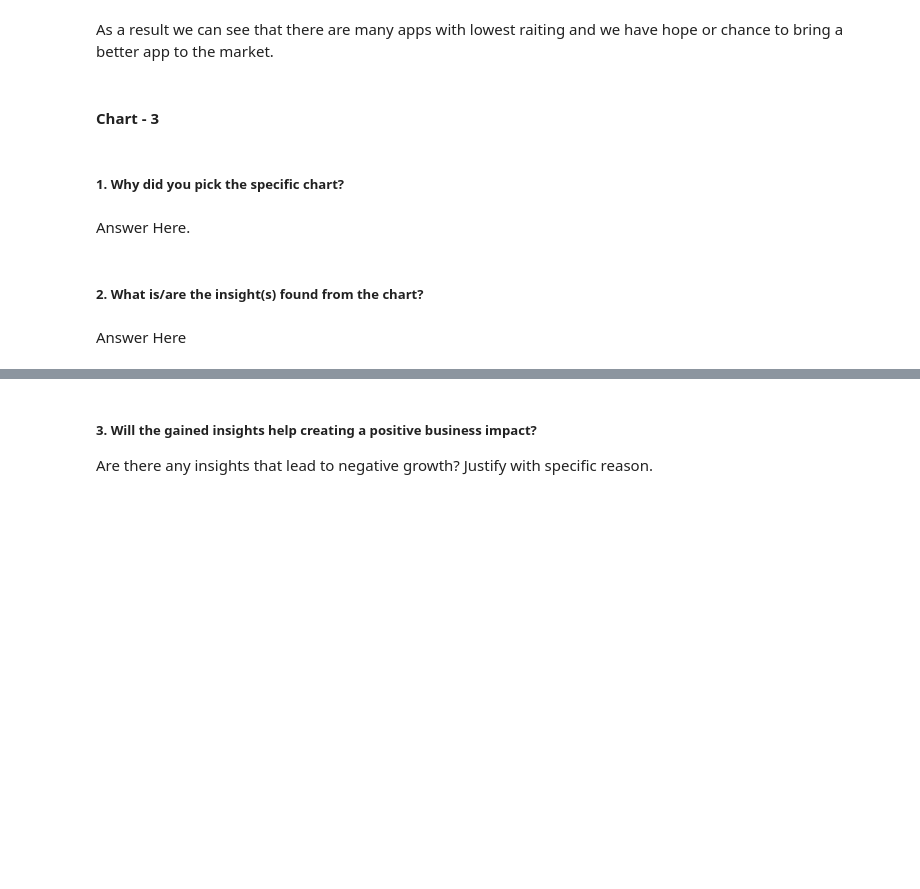
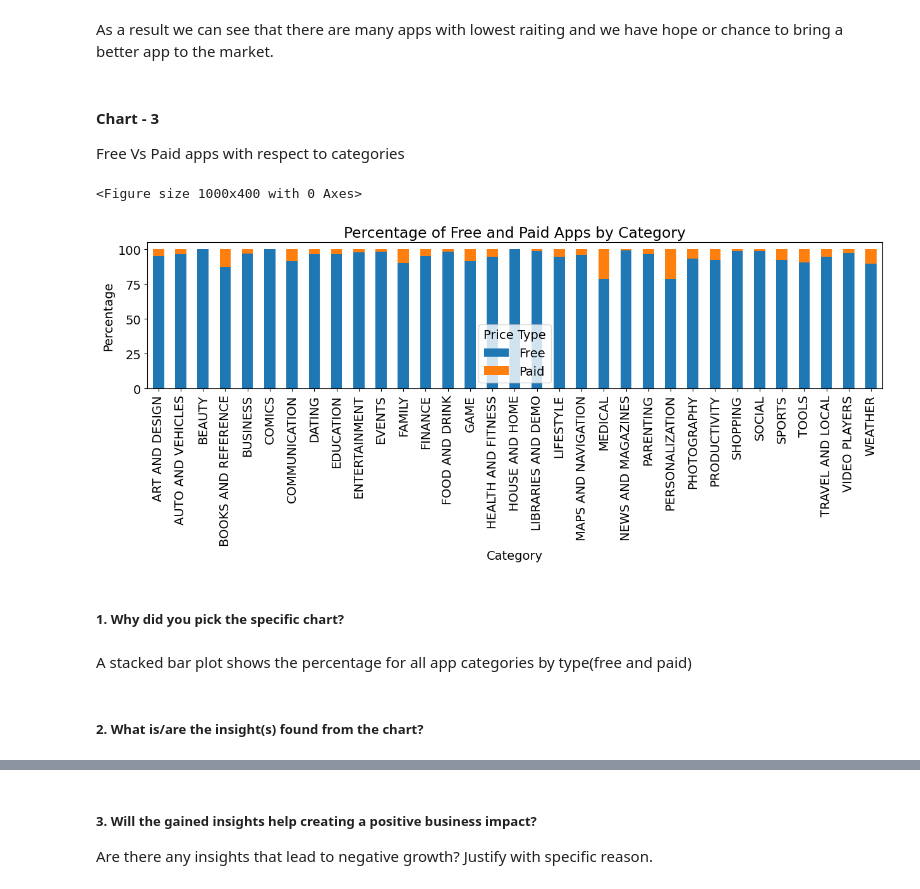
Before and after one commit to lukedanieldone/Play-Store-EDA, a Jupyter notebook: Playstore_EDA_Analysis.ipynb, the cells around one changed output, grey strips where cells are left out. Drawn from its saved outputs; the diff is of its cells as text; code cells hidden in the pictures; blank space fills up the shorter version.

```diff
--- a/Playstore_EDA_Analysis.ipynb
+++ b/Playstore_EDA_Analysis.ipynb
@@ -531,5 +531,3 @@ We see that there are apps in the category that has lowest raiting and through t
 Are there any insights that lead to negative growth? Justify with specific reason.
 # %% [markdown]
 As a result we can see that there are many apps with lowest raiting and we have hope or chance to bring a better app to the market.
-# %% [markdown]
-#### Chart - 3
@@ -538,8 +534,28 @@ As a result we can see that there are many apps with lowest raiting and we have
+# %% [markdown]
+#### Chart - 3
+Free Vs Paid apps with respect to categories
+# %%
+# Chart - 3 visualization code
+category_price_counts = df.groupby(['Category', 'Type']).size().unstack()
+
+#plotting
+total_counts = category_price_counts.sum(axis=1)
+category_price_ratios = category_price_counts.div(total_counts, axis=0) * 100
+
+# create a stacked bar chart
+plt.figure(figsize=(10,4))
+category_price_ratios.plot(kind='bar', stacked=True)
+plt.title('Percentage of Free and Paid Apps by Category')
+plt.xlabel('Category')
+plt.ylabel('Percentage')
+plt.legend(title='Price Type')
+plt.show()
+# %% [output]
+<Figure size 1000x400 with 0 Axes>
+[figure, added]
 # %% [markdown]
 ##### 1. Why did you pick the specific chart?
-# %% [markdown]
-Answer Here.
+# %% [markdown]
+A stacked bar plot shows the percentage for all app categories by type(free and paid)
 # %% [markdown]
 ##### 2. What is/are the insight(s) found from the chart?
-# %% [markdown]
-Answer Here
```
Also changed, not shown: parts of 8 cells of this notebook.
